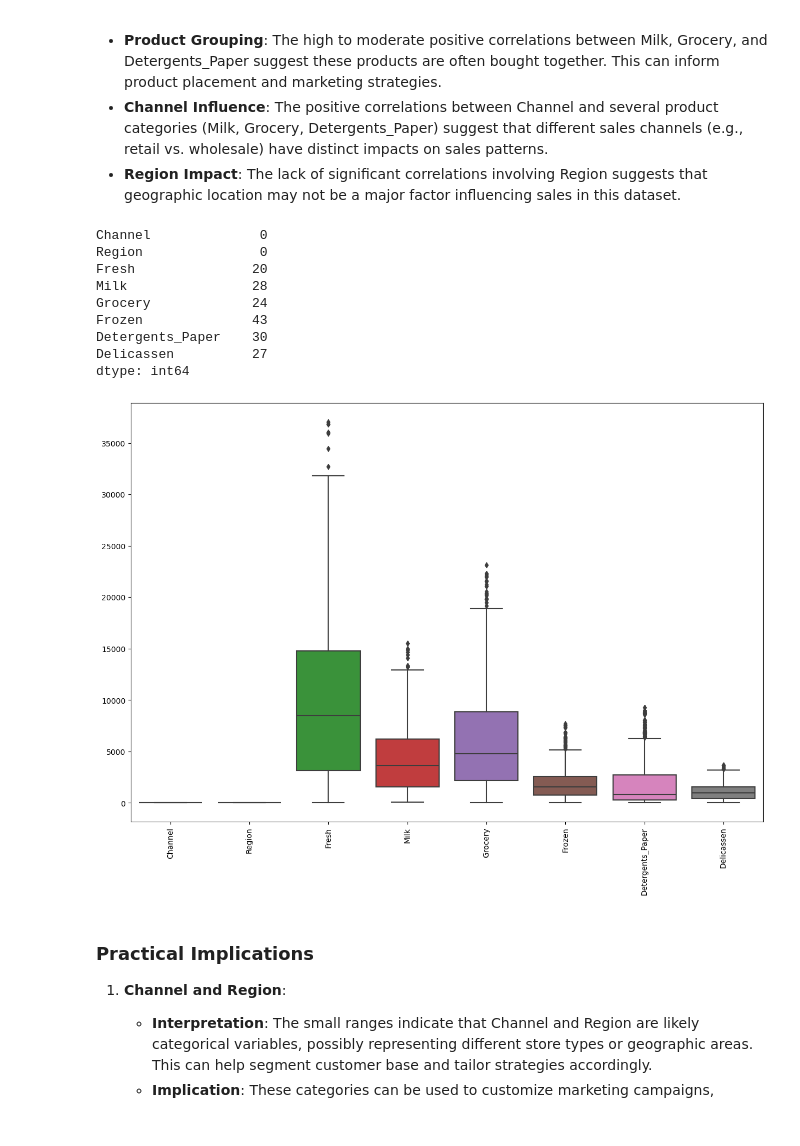
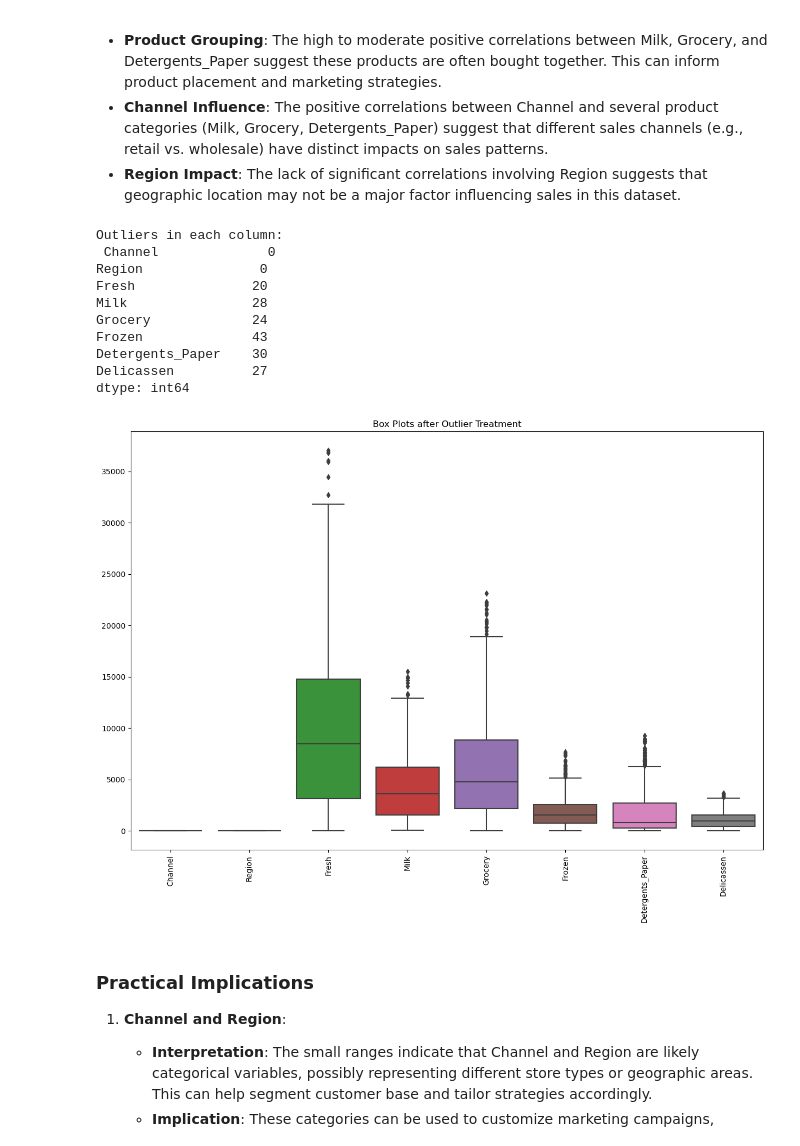
Before and after one commit to rdebullain/ML-Unsupervised, a Jupyter notebook: notebooks/unsupervised_learning_project.ipynb, the cells around one changed output. Saved outputs shown, nothing was run; the diff lists cells and outputs as text; code cells hidden in the pictures.

```diff
--- a/notebooks/unsupervised_learning_project.ipynb
+++ b/notebooks/unsupervised_learning_project.ipynb
@@ -33,3 +32,4 @@ from sklearn.decomposition import PCA
 # %%
-df = pd.read_csv("Wholesale_Data.csv")
+# load the dataset
+df = pd.read_csv("E:\Vocational\Lighthouse Labs\Flex Course\Projects\P04_Unsupervised Learning\ml_project_unsupervised_learning\data\Wholesale_Data.csv")
 # %%
@@ -197,11 +204,12 @@ Q1 = df.quantile(0.25)
 Q3 = df.quantile(0.75)
 IQR = Q3 - Q1
 
-# Identify outliers
+# identify outliers
 outliers = (df < (Q1 - 1.5 * IQR)) | (df > (Q3 + 1.5 * IQR))
-outliers.sum()
+print("Outliers in each column:\n", outliers.sum())
 # %% [output]
-Channel              0
+Outliers in each column:
+ Channel              0
 Region               0
 Fresh               20
 Milk                28
@@ -226,12 +231,13 @@ for col in numeric_cols:
     df.loc[outliers, col] = col_median
 # %%
-# box plots for each numerical column
+# box plots after outlier treatment
 plt.figure(figsize=(15, 10))
 sns.boxplot(data=df)
 plt.xticks(rotation=90)
+plt.title('Box Plots after Outlier Treatment')
 plt.show()
 # %% [output]
-[figure, old version]
+[figure, new version]
 # %% [markdown]
 ### Practical Implications
 
```
Also changed, not shown: parts of 29 cells of this notebook, 1 other file.
